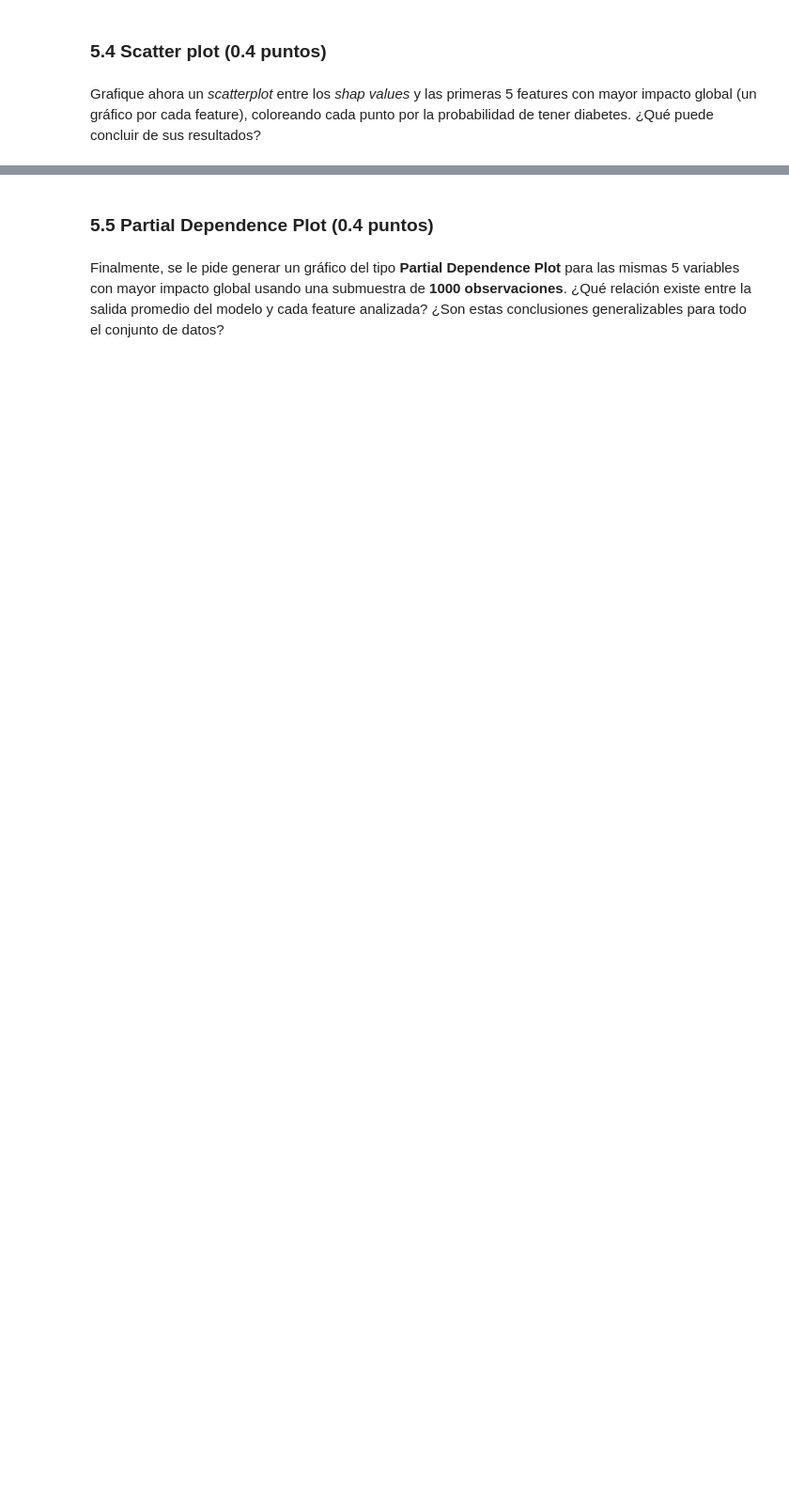
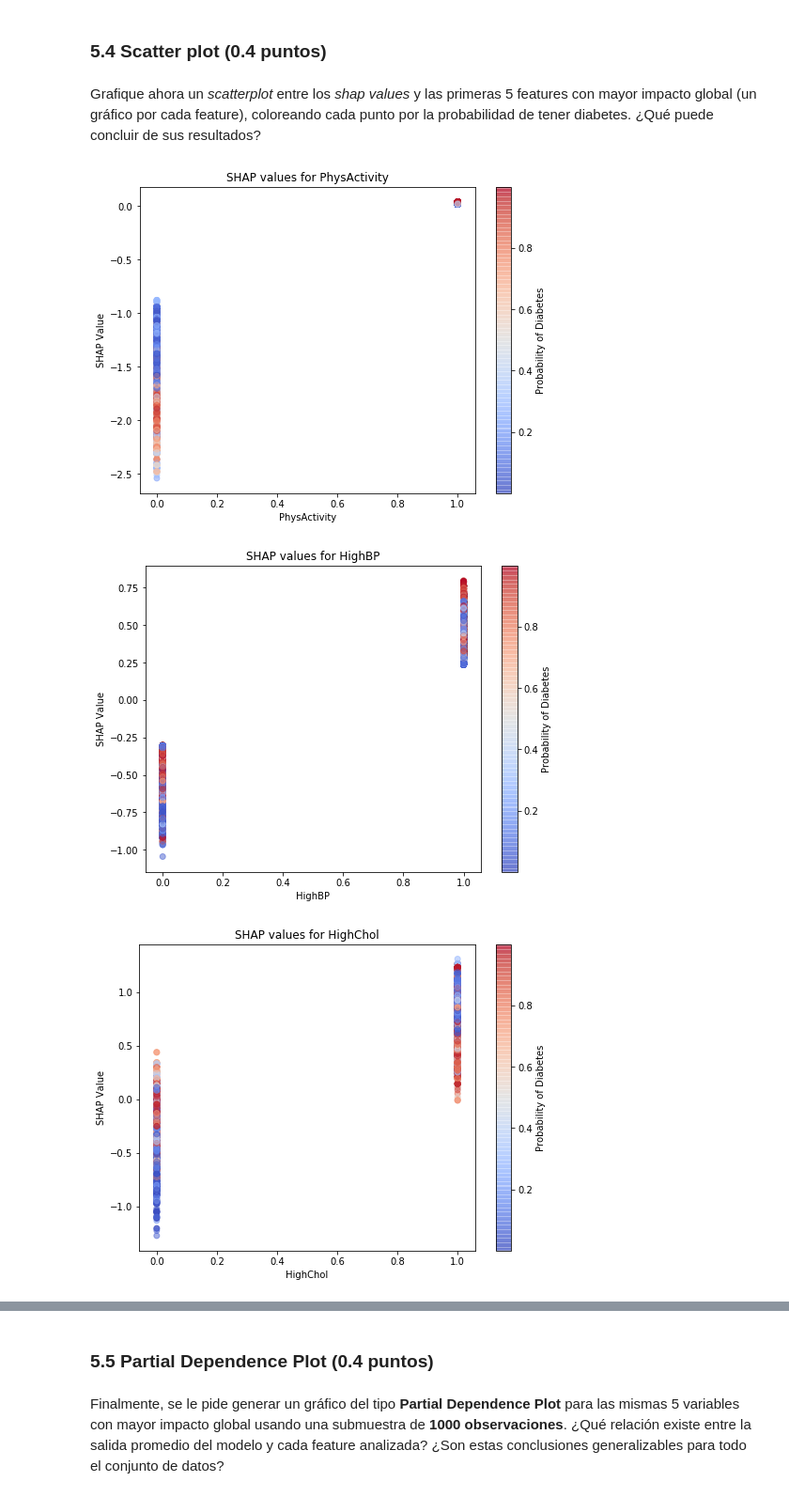
Before and after one commit to J07Aa/Repo, a Jupyter notebook: Lab_10/Laboratorio10_Enunciado.ipynb, the cells around one changed output, grey strips where cells are left out. Shown at 94% size. Drawn from its saved outputs; the diff is of its cells as text; code cells hidden in the pictures; blank space fills up the shorter version.

```diff
--- a/Lab_10/Laboratorio10_Enunciado.ipynb
+++ b/Lab_10/Laboratorio10_Enunciado.ipynb
@@ -331,0 +389,20 @@ Grafique ahora un *scatterplot* entre los *shap values* y las primeras 5 feature
+# %%
+# Inserte código para generar gráficos de feature vs shap value aquí
+
+probabilities = xgb_model.predict_proba(X)[:, 1]
+
+shap_sum = np.abs(shap_values).mean(axis=0)
+top_features = np.argsort(shap_sum)[-5:]
+
+for feature_index in top_features:
+    plt.figure(figsize=(8, 6))
+    plt.scatter(X.iloc[:, feature_index], shap_values[:, feature_index], c=probabilities, cmap='coolwarm', alpha=0.5)
+    plt.colorbar(label='Probability of Diabetes')
+    plt.xlabel(X.columns[feature_index])
+    plt.ylabel('SHAP Value')
+    plt.title(f"SHAP values for {X.columns[feature_index]}")
+    plt.show()
+# %% [output]
+[figure, added]
+[figure, added]
+[figure, added]
```
Also changed, not shown: parts of 17 cells of this notebook, 2 other files.
